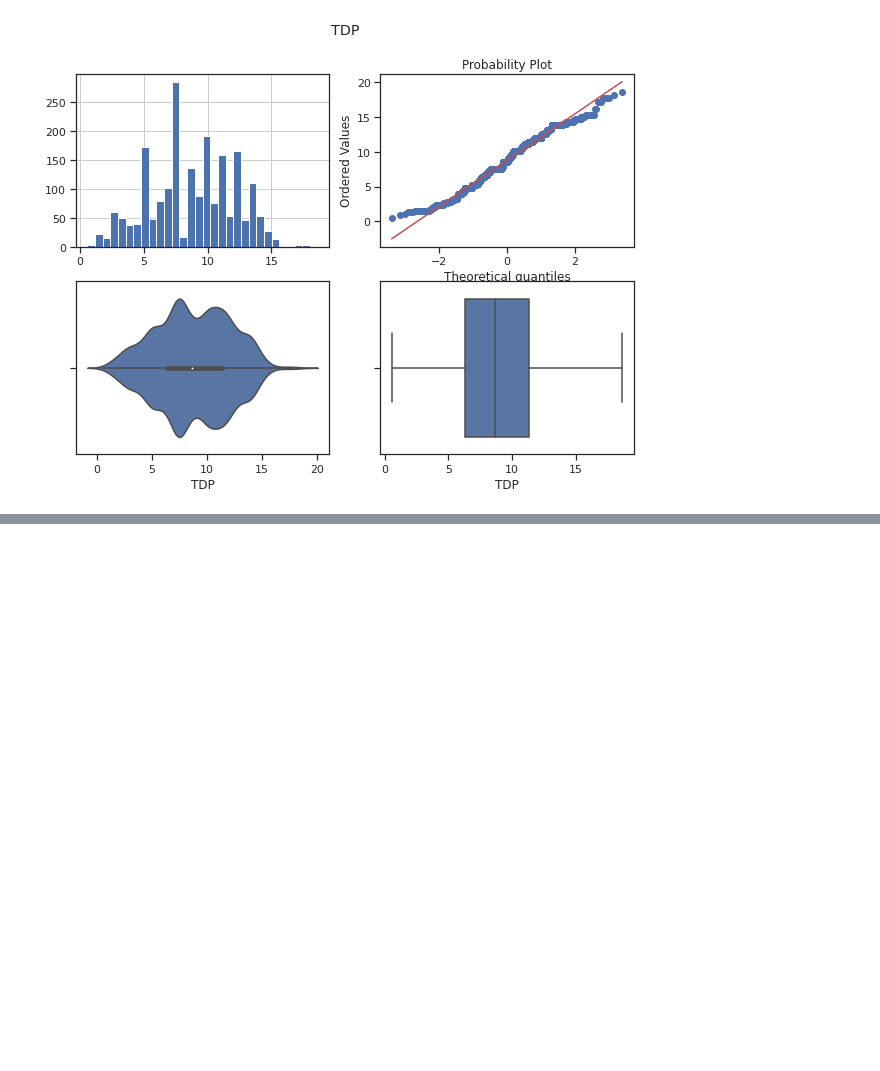
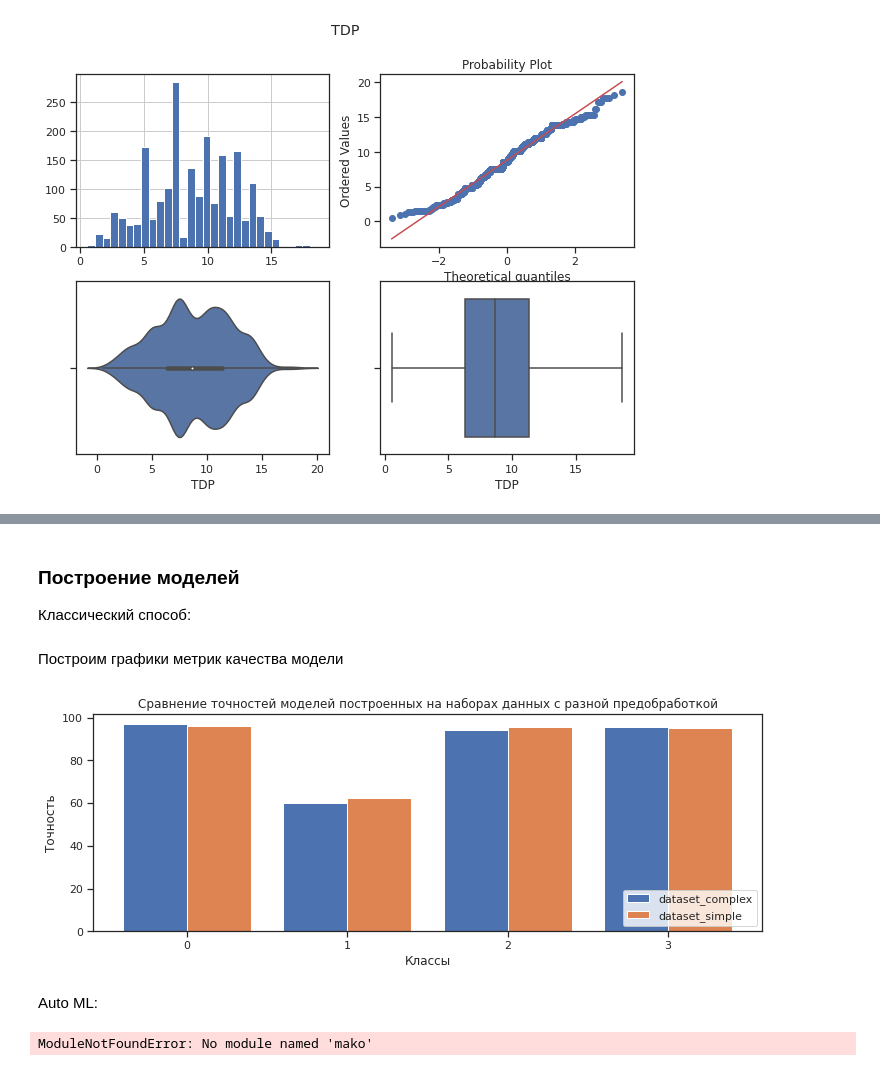
Before and after one commit to GeorgiyX/ML-21, a Jupyter notebook: hw/hw.ipynb, the cells around one changed output, grey strips where cells are left out. Saved outputs shown, nothing was run; the diff lists cells and outputs as text; code cells hidden in the pictures; blank space fills up the shorter version.

Commit message:
hw - auto ml

```diff
--- a/hw/hw.ipynb
+++ b/hw/hw.ipynb
@@ -418,0 +411,3 @@ NameError: name 'MinMaxScaler' is not defined
+# %% [markdown]
+### Построение моделей
+Классический способ:
@@ -418,0 +467,50 @@ NameError: name 'MinMaxScaler' is not defined
+# %% [markdown]
+Построим графики метрик качества модели
+# %%
+index = np.arange(len(dataset[y_name].value_counts()))
+bar_width = 0.4
+fig, ax = plt.subplots(figsize = (12,4))
+ax.bar(index, results["dataset_complex"].values(), bar_width, label="dataset_complex")
+ax.bar(index + bar_width, results["dataset_simple"].values(), bar_width, label="dataset_simple")
+
+ax.set_ylabel('Точность')
+ax.set_xlabel('Классы')
+ax.set_title("Сравнение точностей моделей построенных на наборах данных с разной предобработкой")
+ax.set_xticks(index + bar_width / 2)
+ax.set_xticklabels(index)
+ax.legend(loc = "lower right")
+
+plt.show()
+# %% [output]
+[figure, added]
+# %% [markdown]
+Auto ML:
+# %%
+from supervised.automl import AutoML
+
+model = AutoML()
+results = {}
+for data_name, x_data in x_data.items():
+    X_train, X_test, y_train, y_test = train_test_split(x_data, dataset_complex[y_name],
+                                                        test_size=0.3, random_state=1)
+    model.fit(X_train, y_train)
+    y_pred = model.predict(X_test)
+    scores = accuracy_score_for_classes(y_test, y_pred)
+    results[data_name] = scores
+
+index = np.arange(len(dataset[y_name].value_counts()))
+bar_width = 0.4
+fig, ax = plt.subplots(figsize = (12,4))
+ax.bar(index, results["dataset_complex"].values(), bar_width, label="dataset_complex")
+ax.bar(index + bar_width, results["dataset_simple"].values(), bar_width, label="dataset_simple")
+
+ax.set_ylabel('Точность')
+ax.set_xlabel('Классы')
+ax.set_title("Сравнение точностей моделей построенных на наборах данных с разной предобработкой AutoML")
+ax.set_xticks(index + bar_width / 2)
+ax.set_xticklabels(index)
+ax.legend(loc = "lower right")
+
+plt.show()
+# %% [output]
+ModuleNotFoundError: No module named 'mako'
```
Also changed, not shown: parts of 9 cells of this notebook.
